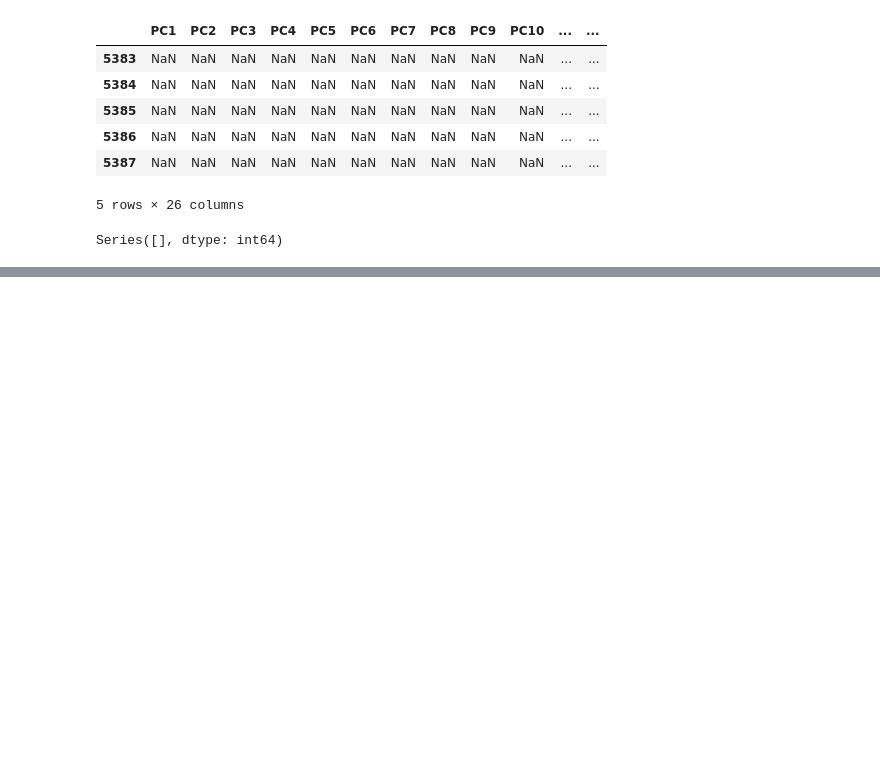
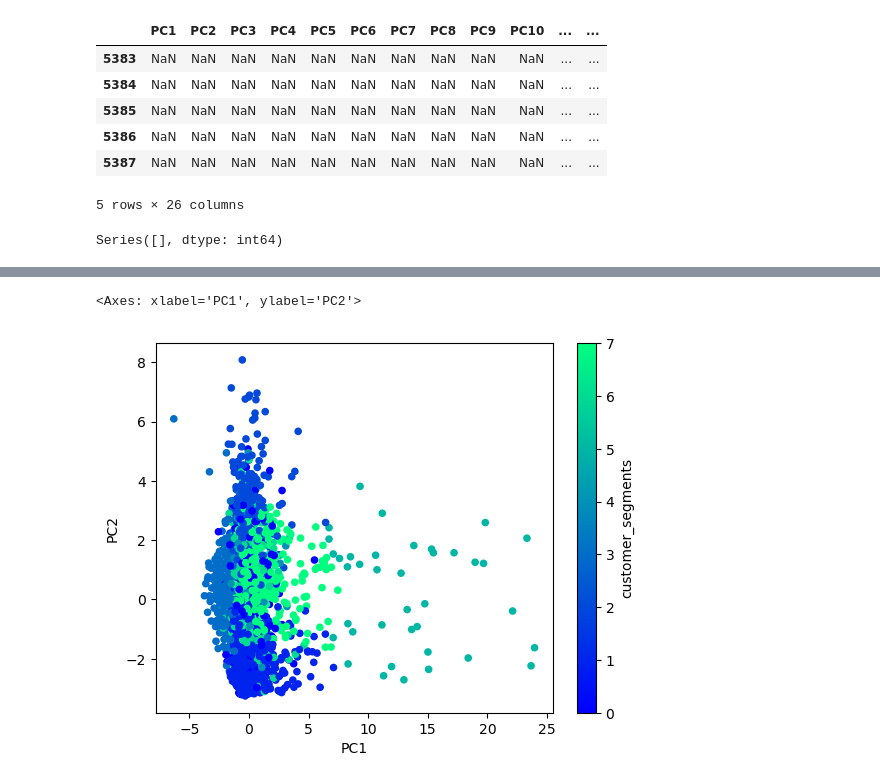
Before and after one commit to mmccanse/L3, a Jupyter notebook: data_analysis_jzd.ipynb, the cells around one changed output, grey strips where cells are left out. Drawn from its saved outputs; the diff is of its cells as text; code cells hidden in the pictures; blank space fills up the shorter version.

```diff
--- a/data_analysis_jzd.ipynb
+++ b/data_analysis_jzd.ipynb
@@ -457,2 +505,12 @@ df_elbow.plot.line(
+# %%
+# Plot the clusters
+denver_pca_predictions_df_8.plot.scatter(
+    x="PC1",
+    y="PC2",
+    c="customer_segments",
+    colormap='winter')
+# %% [output]
+<Axes: xlabel='PC1', ylabel='PC2'>
+[figure, added]
 # %%
 # Define the model Kmeans model... which sucks because it could be 5 or 7 or 9
```
Also changed, not shown: parts of 16 cells of this notebook.
